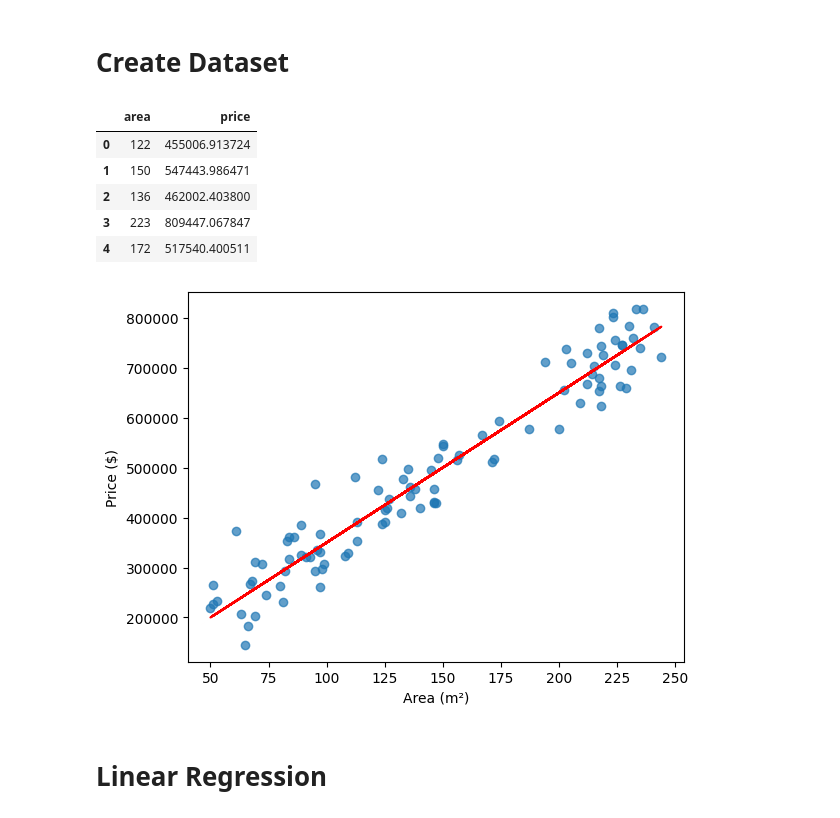
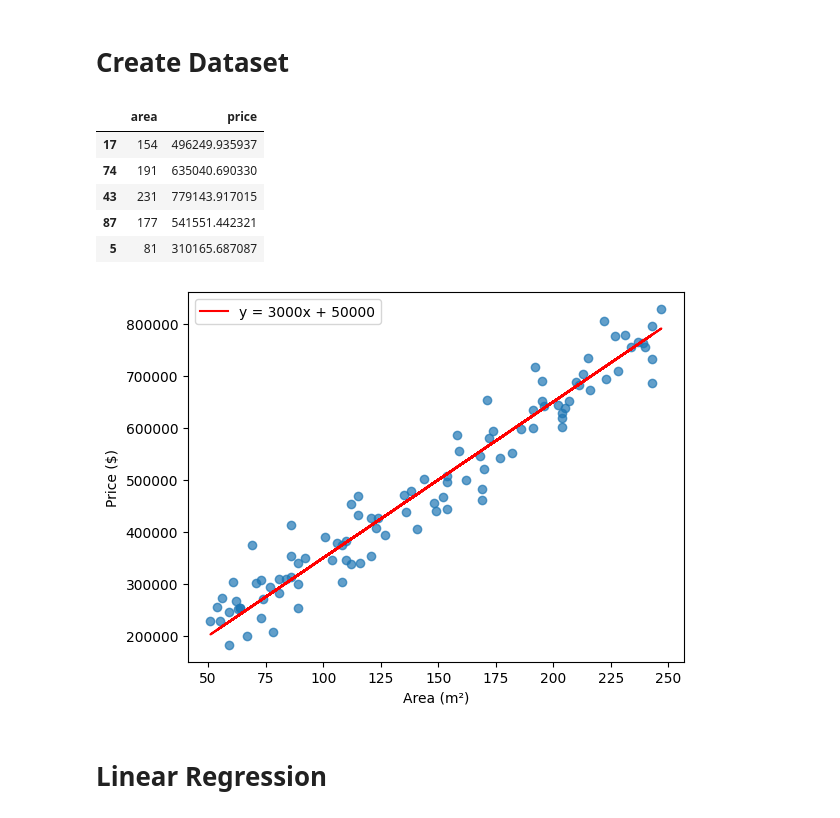
Before and after one commit to Mwdymmd/batch-vs-sgd, a Jupyter notebook: batch.ipynb, the cells around one changed output. Drawn from its saved outputs; the diff is of its cells as text; code cells hidden in the pictures.

```diff
--- a/batch.ipynb
+++ b/batch.ipynb
@@ -24,22 +27,23 @@ Y = Y_true + noise
 
 data = pd.DataFrame({"area": X, "price": Y})
 # %%
-data.head()
+data.sample(5)
 # %% [output]
 |  | area | price |
-| 0 | 122 | 455006.913724 |
-| 1 | 150 | 547443.986471 |
-| 2 | 136 | 462002.403800 |
-| 3 | 223 | 809447.067847 |
-| 4 | 172 | 517540.400511 |
+| 17 | 154 | 496249.935937 |
+| 74 | 191 | 635040.690330 |
+| 43 | 231 | 779143.917015 |
+| 87 | 177 | 541551.442321 |
+| 5 | 81 | 310165.687087 |
 # %%
 plt.scatter(X, Y, alpha=0.7)
-plt.plot(X, true_slope * X + true_intercept, "r")
+plt.plot(X, true_slope * X + true_intercept, "r", label=f"y = 3000x + 50000")
 plt.xlabel("Area (m²)")
 plt.ylabel("Price ($)")
+plt.legend(loc="upper left")
 plt.show()
 # %% [output]
-[figure, old version]
+[figure, new version]
 # %% [markdown]
 # Linear Regression
 # %% [markdown]
```
Also changed, not shown: parts of 25 cells of this notebook.
